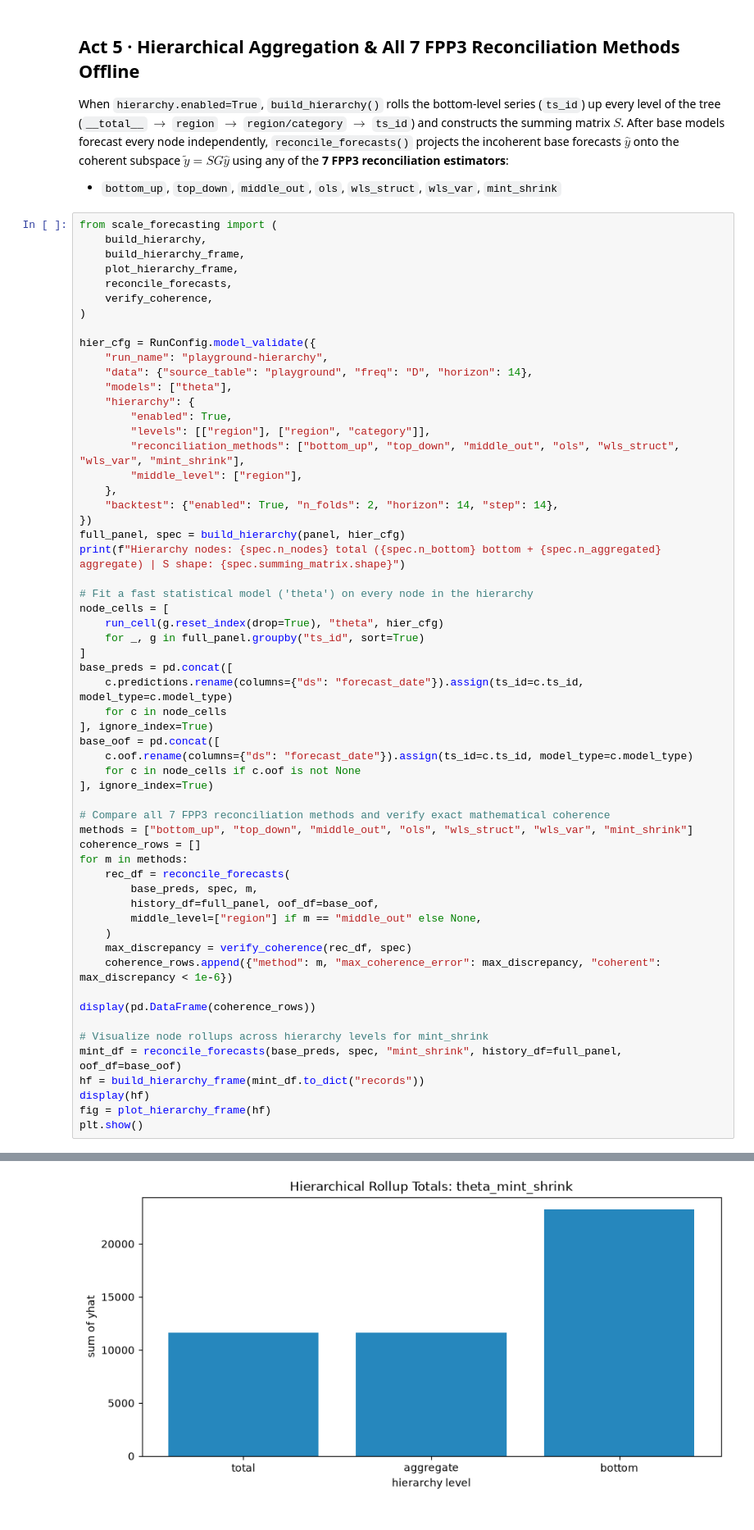
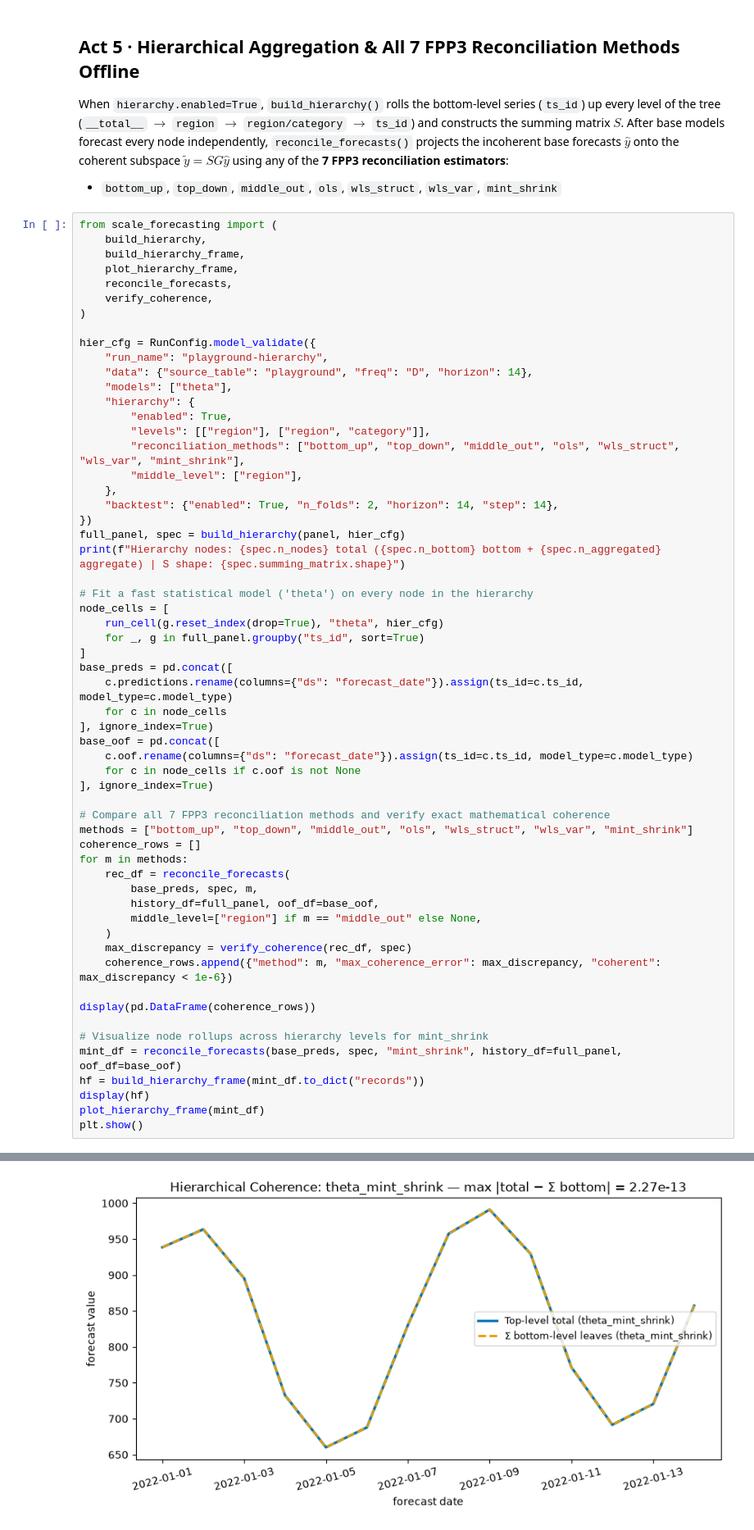
Before and after one commit to statmike/scale-forecasting, a Jupyter notebook: notebooks/00_model_playground.ipynb, the cells around one changed output, grey strips where cells are left out. Shown at 82% size. Saved outputs shown, nothing was run; the diff lists cells and outputs as text.

Commit message:
fix(review,notebooks): polish hierarchy coherence level classification, stacked ensemble weight bars, calibration titles, and leaderboard legends across notebooks 00-10

```diff
--- a/notebooks/00_model_playground.ipynb
+++ b/notebooks/00_model_playground.ipynb
@@ -361,7 +361,7 @@ display(pd.DataFrame(coherence_rows))
 mint_df = reconcile_forecasts(base_preds, spec, "mint_shrink", history_df=full_panel, oof_df=base_oof)
 hf = build_hierarchy_frame(mint_df.to_dict("records"))
 display(hf)
-fig = plot_hierarchy_frame(hf)
+plot_hierarchy_frame(mint_df)
 plt.show()
 # %% [output]
 Hierarchy nodes: 17 total (6 bottom + 11 aggregate) | S shape: (17, 6)
@@ -380,2 +380,2 @@ Hierarchy nodes: 17 total (6 bottom + 11 aggregate) | S shape: (17, 6)
-[figure, old version]
+[figure, new version]
 # %% [markdown]
```
Also changed, not shown: parts of 3 cells of this notebook, 10 other files.
